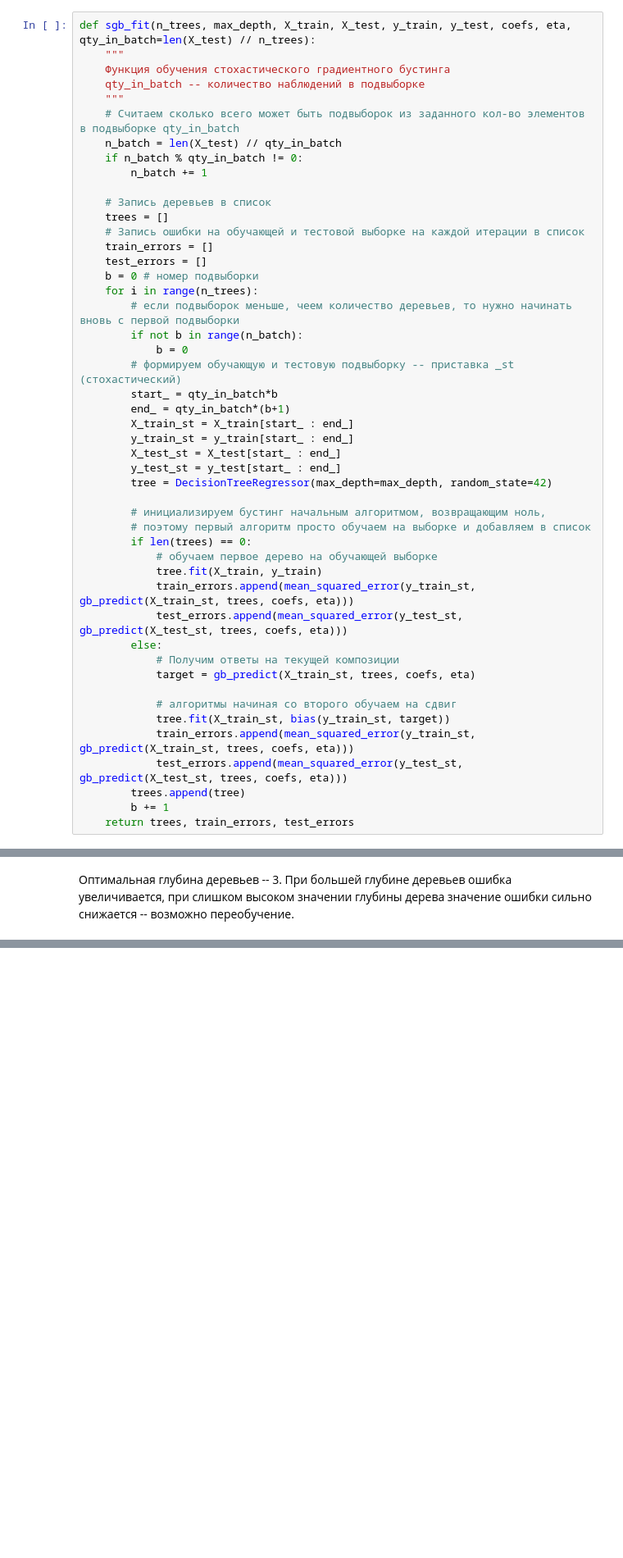
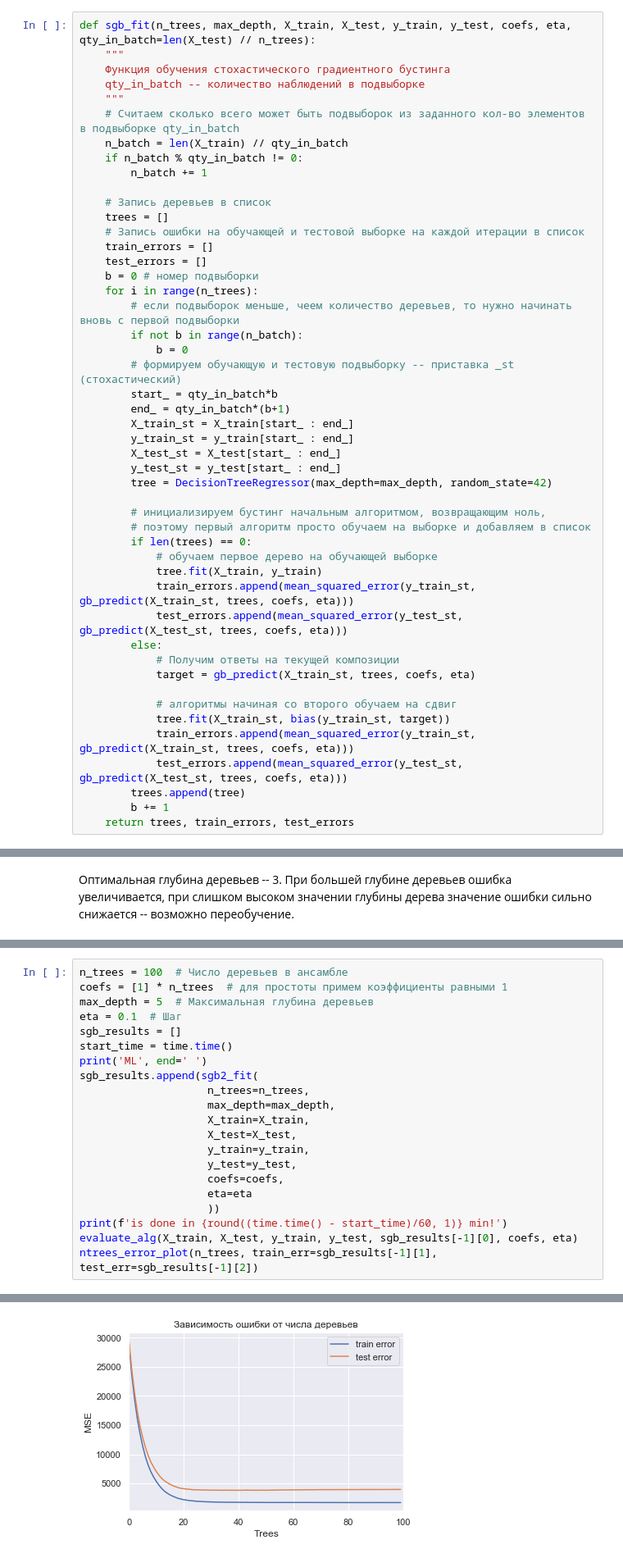
Before and after one commit to M-Arthur-A/ML-algorithms, a Jupyter notebook: 6_Градиентный бустинг/Gradient boosting.ipynb, the cells around one changed output, grey strips where cells are left out. Shown at 82% size. Cells and saved outputs as stored; diff of their text form; blank space fills up the shorter version.

```diff
--- a/6_Градиентный бустинг/Gradient boosting.ipynb
+++ b/6_Градиентный бустинг/Gradient boosting.ipynb
@@ -133,7 +133,7 @@ def sgb_fit(n_trees, max_depth, X_train, X_test, y_train, y_test, coefs, eta, qt
     qty_in_batch -- количество наблюдений в подвыборке
     """
     # Считаем сколько всего может быть подвыборок из заданного кол-во элементов в подвыборке qty_in_batch
-    n_batch = len(X_test) // qty_in_batch
+    n_batch = len(X_train) // qty_in_batch
     if n_batch % qty_in_batch != 0:
         n_batch += 1
 
@@ -290,0 +345,22 @@ depth_error_plot(depths_result)
+# %%
+n_trees = 100  # Число деревьев в ансамбле
+coefs = [1] * n_trees  # для простоты примем коэффициенты равными 1
+max_depth = 5  # Максимальная глубина деревьев
+eta = 0.1  # Шаг
+sgb_results = []
+start_time = time.time()
+print('ML', end=' ')
+sgb_results.append(sgb2_fit(
+                    n_trees=n_trees,
+                    max_depth=max_depth,
+                    X_train=X_train,
+                    X_test=X_test,
+                    y_train=y_train,
+                    y_test=y_test,
+                    coefs=coefs,
+                    eta=eta
+                    ))
+print(f'is done in {round((time.time() - start_time)/60, 1)} min!')
+evaluate_alg(X_train, X_test, y_train, y_test, sgb_results[-1][0], coefs, eta)
+ntrees_error_plot(n_trees, train_err=sgb_results[-1][1], test_err=sgb_results[-1][2])
+# %% [output]
@@ -290,0 +370 @@ depth_error_plot(depths_result)
+[figure, added]
```
Also changed, not shown: parts of 4 cells of this notebook, 2 other files.
